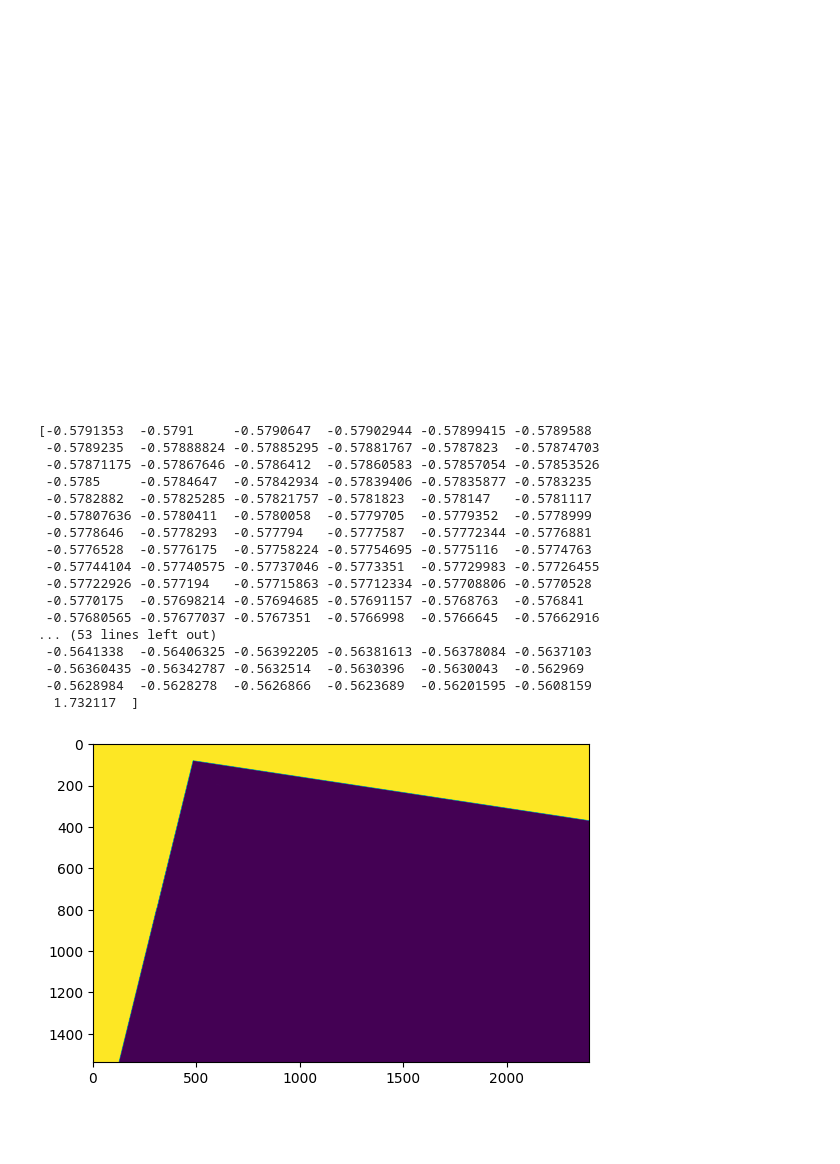
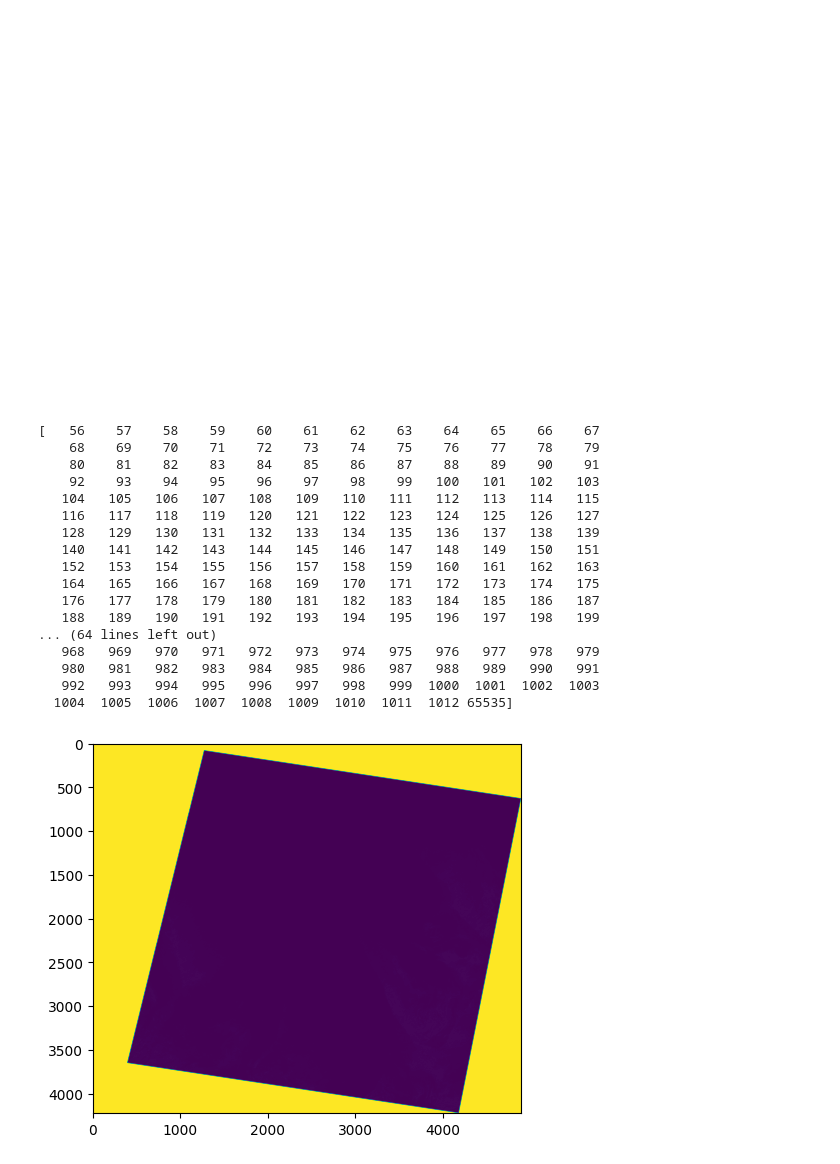
Before and after one commit to WinterCyan/TreeSeg, a Jupyter notebook: notebooks/PREDICT.ipynb, the cells around one changed output. Drawn from its saved outputs; the diff is of its cells as text; code cells hidden in the pictures; blank space fills up the shorter version.

```diff
--- a/notebooks/PREDICT.ipynb
+++ b/notebooks/PREDICT.ipynb
@@ -139,33 +139,34 @@ shape:  (1, 256, 256, 3)
 # %%
 import matplotlib.pyplot as plt
 import rasterio
 import numpy as np
 
 def image_normalize(im, axis = (0,1), c = 1e-8):
     '''
     Normalize to zero mean and unit standard deviation along the given axis'''
     return (im - im.mean(axis)) / (im.std(axis) + c)
 
-img = rasterio.open("/home/winter/code-resources/treeseg/test/interm_png/annotation-0-area0.png").read(1)
+# img = rasterio.open("/home/winter/code-resources/treeseg/test/interm_png/ndvi-0-area0.png").read(1)
+img = rasterio.open("/home/winter/code-resources/treeseg/test/tif/pan-0.tif").read(1)
 print(np.unique(img))
 plt.imshow(img)
 plt.show()
 # %% [output]
-[-0.5791353  -0.5791     -0.5790647  -0.57902944 -0.57899415 -0.5789588
- -0.5789235  -0.57888824 -0.57885295 -0.57881767 -0.5787823  -0.57874703
- -0.57871175 -0.57867646 -0.5786412  -0.57860583 -0.57857054 -0.57853526
- -0.5785     -0.5784647  -0.57842934 -0.57839406 -0.57835877 -0.5783235
- -0.5782882  -0.57825285 -0.57821757 -0.5781823  -0.578147   -0.5781117
- -0.57807636 -0.5780411  -0.5780058  -0.5779705  -0.5779352  -0.5778999
- -0.5778646  -0.5778293  -0.577794   -0.5777587  -0.57772344 -0.5776881
- -0.5776528  -0.5776175  -0.57758224 -0.57754695 -0.5775116  -0.5774763
- -0.57744104 -0.57740575 -0.57737046 -0.5773351  -0.57729983 -0.57726455
- -0.57722926 -0.577194   -0.57715863 -0.57712334 -0.57708806 -0.5770528
- -0.5770175  -0.57698214 -0.57694685 -0.57691157 -0.5768763  -0.576841
- -0.57680565 -0.57677037 -0.5767351  -0.5766998  -0.5766645  -0.57662916
-... (53 lines left out)
- -0.5641338  -0.56406325 -0.56392205 -0.56381613 -0.56378084 -0.5637103
- -0.56360435 -0.56342787 -0.5632514  -0.5630396  -0.5630043  -0.562969
- -0.5628984  -0.5628278  -0.5626866  -0.5623689  -0.56201595 -0.5608159
-  1.732117  ]
+[   56    57    58    59    60    61    62    63    64    65    66    67
+    68    69    70    71    72    73    74    75    76    77    78    79
+    80    81    82    83    84    85    86    87    88    89    90    91
+    92    93    94    95    96    97    98    99   100   101   102   103
+   104   105   106   107   108   109   110   111   112   113   114   115
+   116   117   118   119   120   121   122   123   124   125   126   127
+   128   129   130   131   132   133   134   135   136   137   138   139
+   140   141   142   143   144   145   146   147   148   149   150   151
+   152   153   154   155   156   157   158   159   160   161   162   163
+   164   165   166   167   168   169   170   171   172   173   174   175
+   176   177   178   179   180   181   182   183   184   185   186   187
+   188   189   190   191   192   193   194   195   196   197   198   199
+... (64 lines left out)
+   968   969   970   971   972   973   974   975   976   977   978   979
+   980   981   982   983   984   985   986   987   988   989   990   991
+   992   993   994   995   996   997   998   999  1000  1001  1002  1003
+  1004  1005  1006  1007  1008  1009  1010  1011  1012 65535]
-[figure, old version]
+[figure, new version]
```
